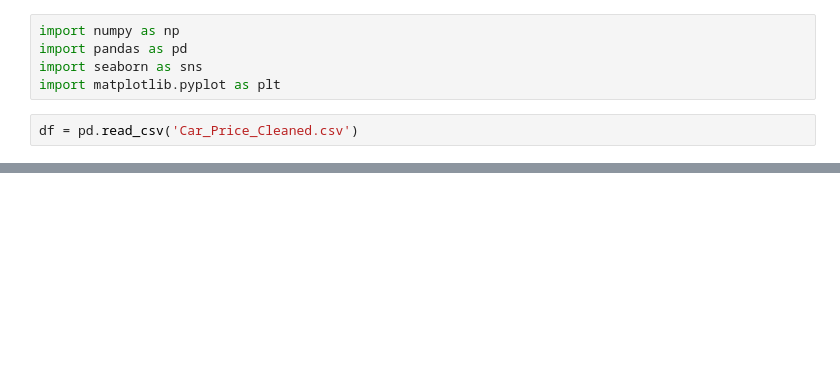
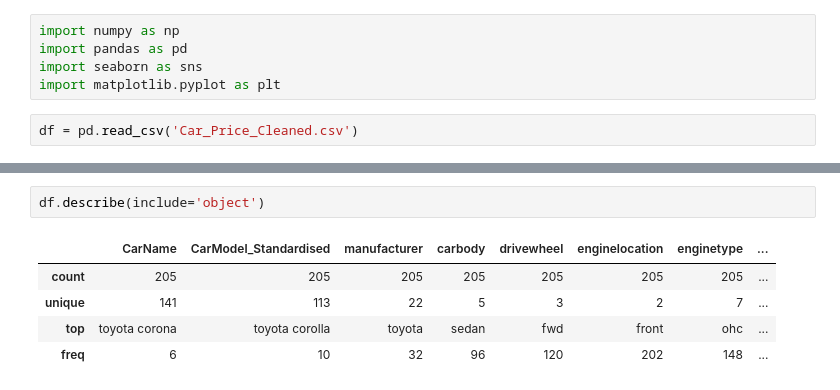
Before and after one commit to phonemes-and-speech-entrainment/Car_feature_price_analysis, a Jupyter notebook: jupyter_notebooks/Unit 2/car_price_visualisations_and_stats.ipynb, the cells around one changed output, grey strips where cells are left out. Cells and saved outputs as stored; diff of their text form; blank space fills up the shorter version.

```diff
--- a/jupyter_notebooks/Unit 2/car_price_visualisations_and_stats.ipynb
+++ b/jupyter_notebooks/Unit 2/car_price_visualisations_and_stats.ipynb
@@ -54,0 +55,8 @@ df.describe()
+# %%
+df.describe(include='object')
+# %% [output]
+|  | CarName | CarModel_Standardised | manufacturer | carbody | drivewheel | enginelocation | enginetype | ... |
+| count | 205 | 205 | 205 | 205 | 205 | 205 | 205 | ... |
+| unique | 141 | 113 | 22 | 5 | 3 | 2 | 7 | ... |
+| top | toyota corona | toyota corolla | toyota | sedan | fwd | front | ohc | ... |
+| freq | 6 | 10 | 32 | 96 | 120 | 202 | 148 | ... |
```
Also changed, not shown: parts of 7 cells of this notebook.
